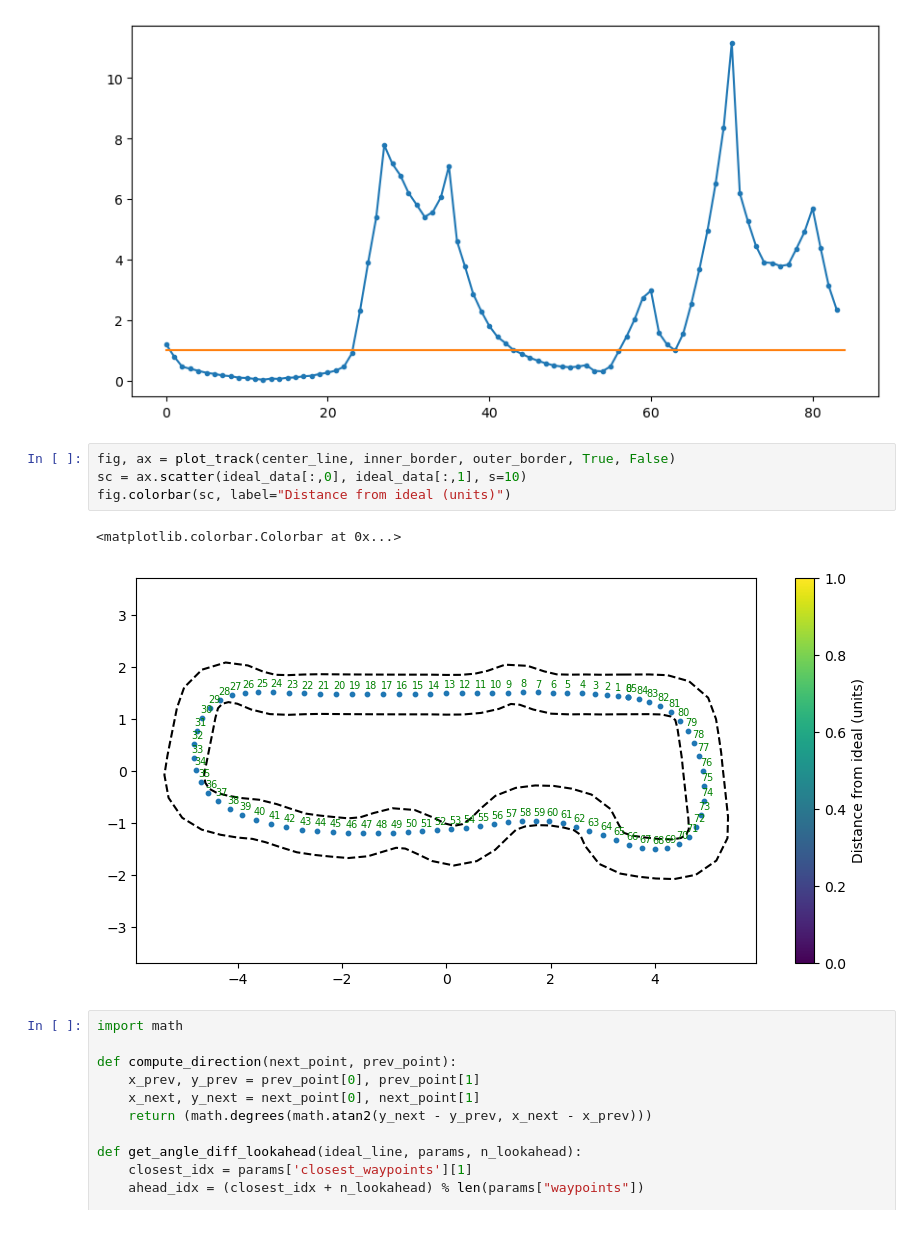
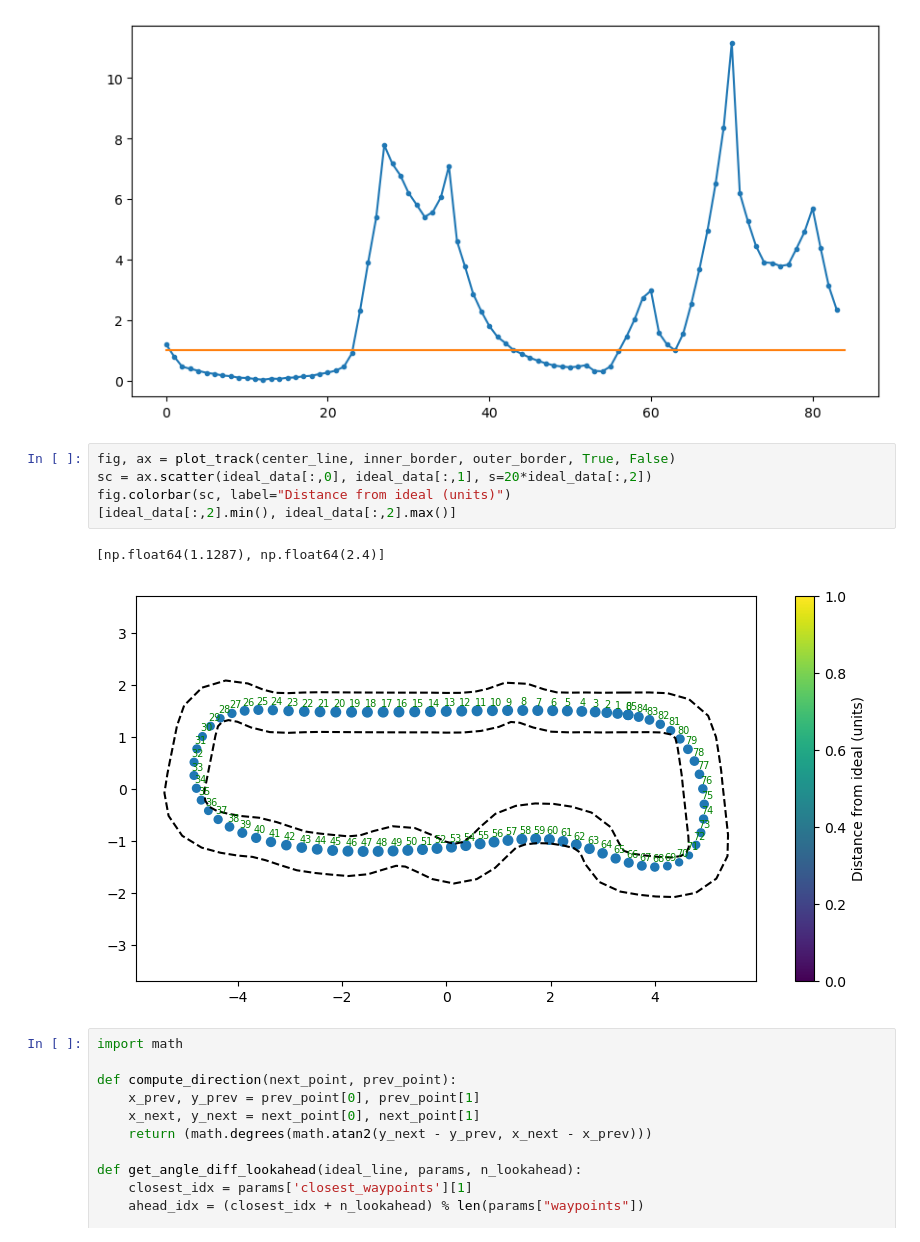
Before and after one commit to nachtdenkerr/42Horsepower, a Jupyter notebook: test.ipynb, the cells around one changed output. Drawn from its saved outputs; the diff is of its cells as text.

```diff
--- a/test.ipynb
+++ b/test.ipynb
@@ -259,11 +259,12 @@ plt.plot(np.repeat(1, 85))
 [figure]
 # %%
 fig, ax = plot_track(center_line, inner_border, outer_border, True, False)
-sc = ax.scatter(ideal_data[:,0], ideal_data[:,1], s=10)
+sc = ax.scatter(ideal_data[:,0], ideal_data[:,1], s=20*ideal_data[:,2])
 fig.colorbar(sc, label="Distance from ideal (units)")
+[ideal_data[:,2].min(), ideal_data[:,2].max()]
 # %% [output]
-<matplotlib.colorbar.Colorbar at 0x...>
+[np.float64(1.1287), np.float64(2.4)]
-[figure, old version]
+[figure, new version]
 # %%
 import math
 
```
Also changed, not shown: parts of 5 cells of this notebook, 3 other files.
